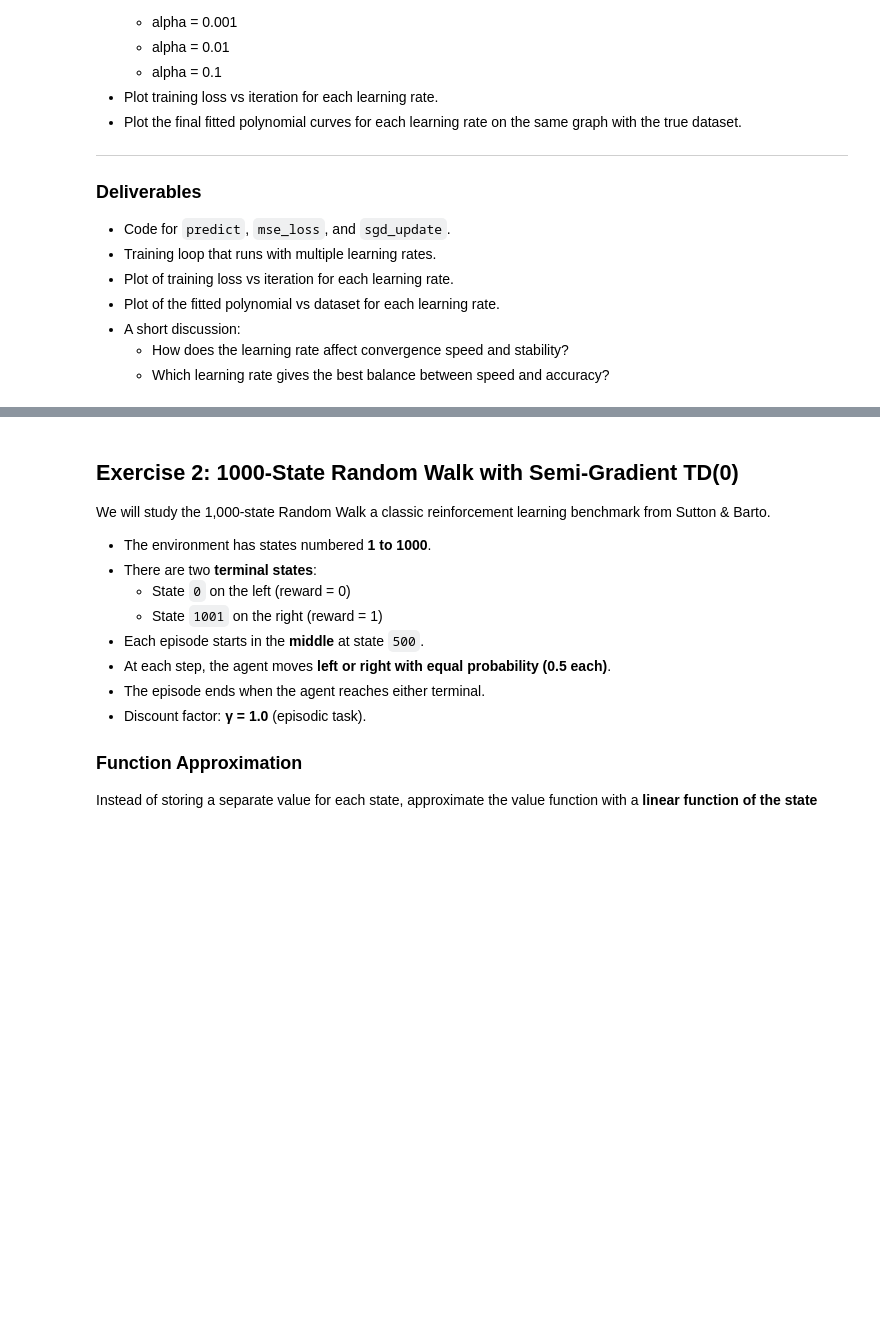
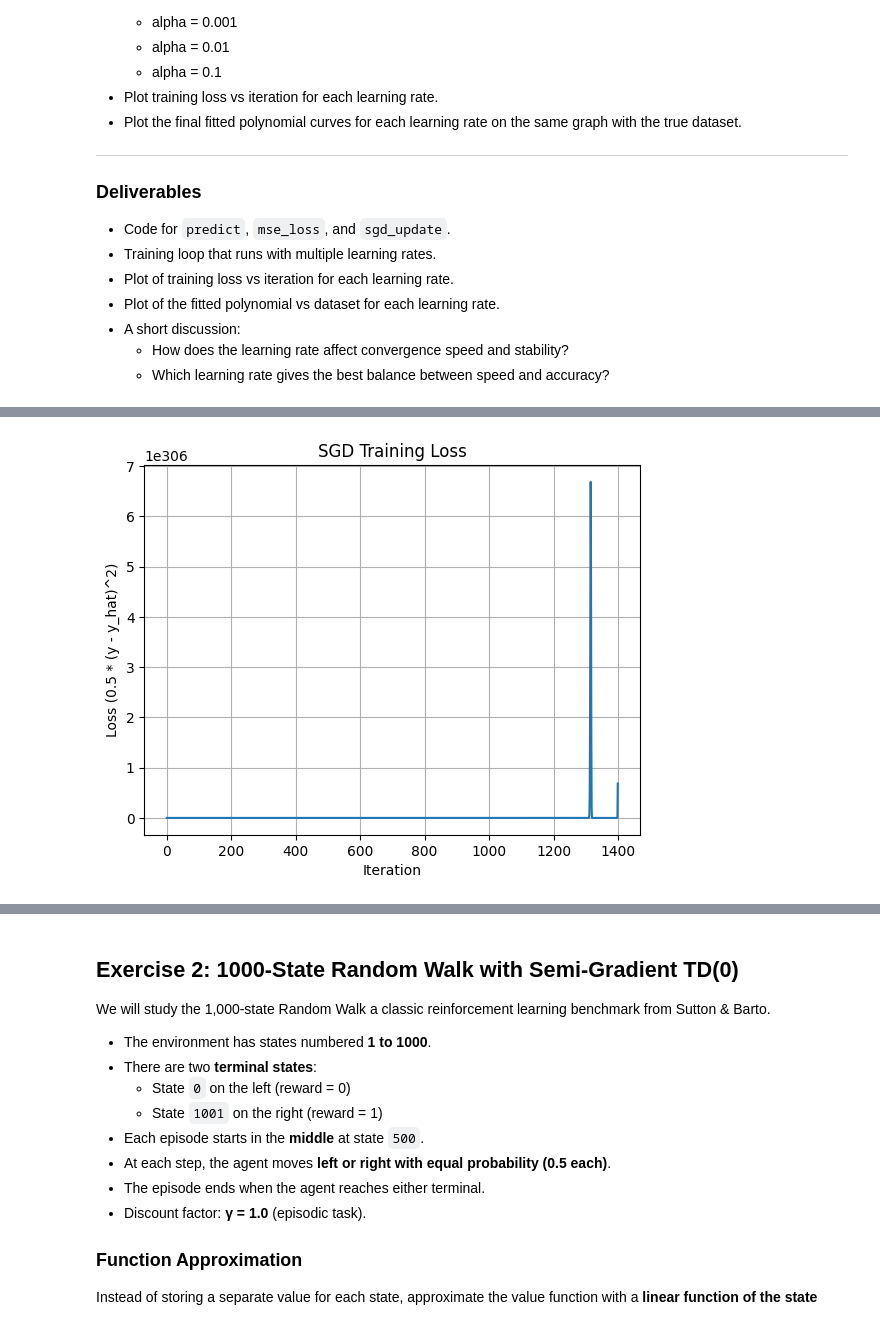
Before and after one commit to zaki-m-khan/CSE337-ReinforcementLearning, a Jupyter notebook: lab5_approximation.ipynb, the cells around one changed output, grey strips where cells are left out. Saved outputs shown, nothing was run; the diff lists cells and outputs as text; code cells hidden in the pictures; blank space fills up the shorter version.

```diff
--- a/lab5_approximation.ipynb
+++ b/lab5_approximation.ipynb
@@ -106,0 +105,80 @@ e. **Comparison with different learning rates**
+# %%
+import numpy as np
+import matplotlib.pyplot as plt
+
+# Generate synthetic data based on a cubic polynomial with Gaussian noise
+np.random.seed(42)  # for reproducibility
+n_samples = 100
+x = np.linspace(-5, 5, n_samples)
+# Define the true cubic polynomial function
+def true_function(x):
+  return 0.1 * x**3 - 0.5 * x**2 + 2 * x + 5
+
+y_true = true_function(x)
+noise = np.random.normal(0, 2, n_samples)  # Gaussian noise with mean 0 and std dev 2
+y = y_true + noise
+
+def sgd_update(x, y, w, alpha):
+    """
+    Perform one SGD update for a single training example.
+    Input:
+        x (float) - input value
+        y (float) - true output
+        w (np.array) - current weights
+        alpha (float) - learning rate
+    Output:
+        w (np.array) - updated weights
+    """
+    # TODO: compute prediction, gradient, and update weights
+    y_hat = w[0] + w[1] * x + w[2] * x**2 + w[3] * x**3
+
+    x = np.array([1, x, x**2, x**3])
+    w = np.array(w) + (alpha * (y - y_hat)) * x
+
+    loss = 0.5 * (y - y_hat)**2
+    loss_tracking = []
+    loss_tracking.append(loss)
+
+    return w
+
+alpha = 0.001
+episodes = 30
+
+w = [0, 0, 0, 0]
+loss_history = []
+
+for _ in range(episodes):
+    # iterate over data
+    for xi, yi in zip(x, y):
+        # track current loss BEFORE update
+        y_hat_i = w[0] + w[1]*xi + w[2]*(xi**2) + w[3]*(xi**3)
+        loss_history.append(0.5 * (yi - y_hat_i)**2)
+
+        # update weights
+        w = sgd_update(xi, yi, w, alpha)
+
+print("Learned weights:", w)
+
+# 1) Loss vs iteration
+plt.figure()
+plt.plot(loss_history)
+plt.xlabel("Iteration")
+plt.ylabel("Loss (0.5 * (y - y_hat)^2)")
+plt.title("SGD Training Loss")
+plt.grid(True)
+plt.show()
+
+# 2) Final fitted curve vs data and true function
+y_fit = w[0] + w[1]*x + w[2]*(x**2) + w[3]*(x**3)
+
+plt.figure()
+plt.scatter(x, y, s=12, label='Data')
+plt.plot(x, y_true, label='True Function')
+plt.plot(x, y_fit, label='Fitted (SGD)')
+plt.xlabel('x')
+plt.ylabel('y')
+plt.title('Cubic Fit with SGD')
+plt.legend()
+plt.grid(True)
+plt.show()
+# %% [output]
@@ -106,0 +186 @@ e. **Comparison with different learning rates**
+[figure, added]
```
Also changed, not shown: parts of 3 cells of this notebook.
